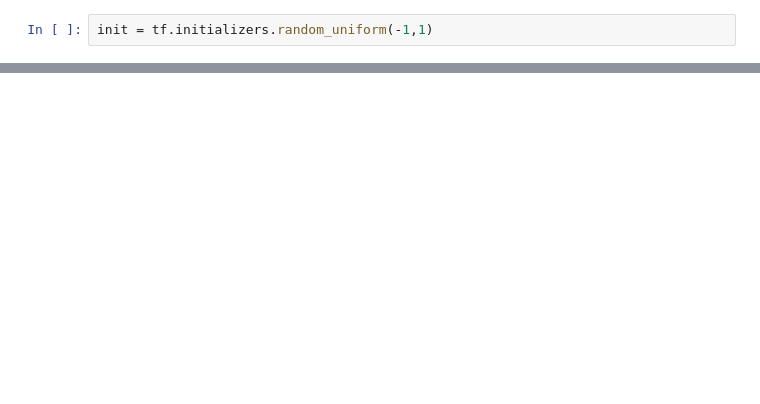
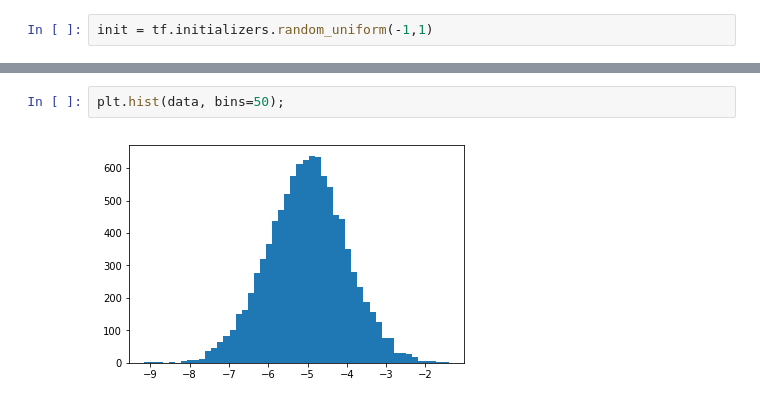
Before and after one commit to hov1417/NNHomework, a Jupyter notebook: session3/final_assignment.ipynb, the cells around one changed output, grey strips where cells are left out. Cells and saved outputs as stored; diff of their text form; blank space fills up the shorter version.

```diff
--- a/session3/final_assignment.ipynb
+++ b/session3/final_assignment.ipynb
@@ -112,0 +106,4 @@ INFO:tensorflow:Restoring parameters from ./checkpoints/model.ckpt-99
+# %%
+plt.hist(data, bins=50);
+# %% [output]
+[figure, added]
```
Also changed, not shown: parts of 24 cells of this notebook, 3 other files.
